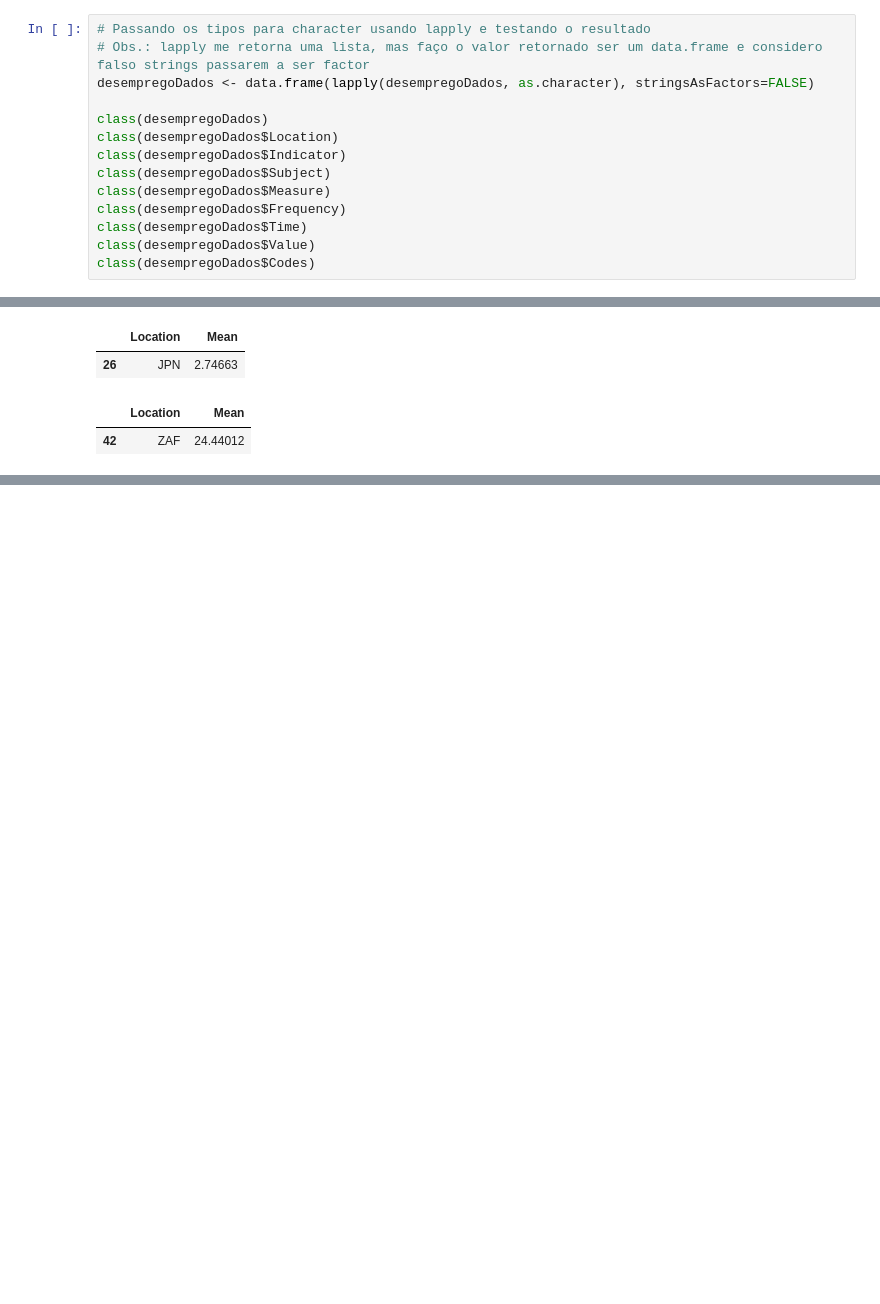
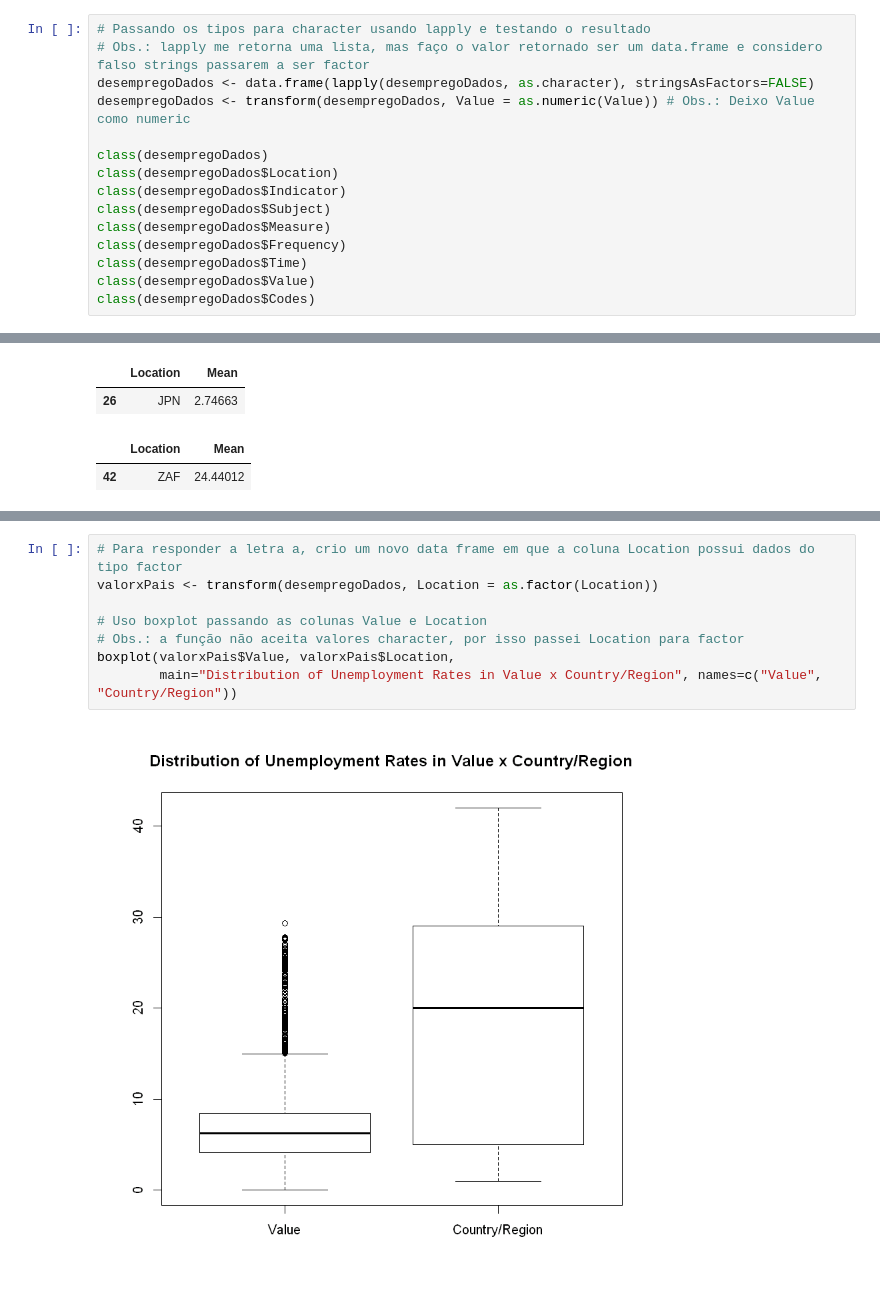
Before and after one commit to ninofabrizio/Intro_Data_Science, a Jupyter notebook: R/A2 - Segundo Exercicio para a G1.ipynb, the cells around one changed output, grey strips where cells are left out. Cells and saved outputs as stored; diff of their text form; blank space fills up the shorter version.

```diff
--- a/R/A2 - Segundo Exercicio para a G1.ipynb
+++ b/R/A2 - Segundo Exercicio para a G1.ipynb
@@ -62,6 +62,7 @@ class(desempregoDados$Codes)
 # Passando os tipos para character usando lapply e testando o resultado
 # Obs.: lapply me retorna uma lista, mas faço o valor retornado ser um data.frame e considero falso strings passarem a ser factor
 desempregoDados <- data.frame(lapply(desempregoDados, as.character), stringsAsFactors=FALSE)
+desempregoDados <- transform(desempregoDados, Value = as.numeric(Value)) # Obs.: Deixo Value como numeric
 
 class(desempregoDados)
 class(desempregoDados$Location)
@@ -471,0 +478,10 @@ maiorMedia
+# %%
+# Para responder a letra a, crio um novo data frame em que a coluna Location possui dados do tipo factor
+valorxPais <- transform(desempregoDados, Location = as.factor(Location))
+
+# Uso boxplot passando as colunas Value e Location
+# Obs.: a função não aceita valores character, por isso passei Location para factor
+boxplot(valorxPais$Value, valorxPais$Location,
+        main="Distribution of Unemployment Rates in Value x Country/Region", names=c("Value", "Country/Region"))
+# %% [output]
+[figure, added]
```
Also changed, not shown: parts of 18 cells of this notebook.
